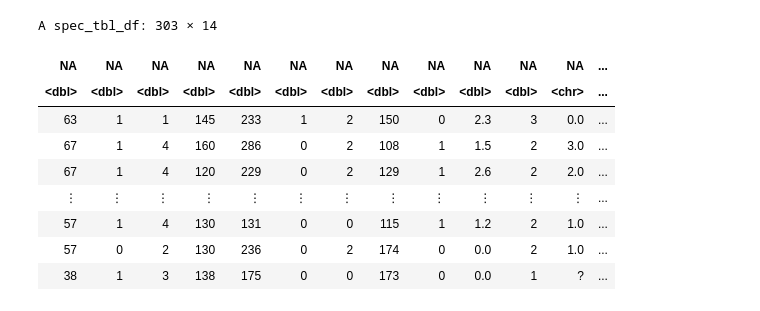
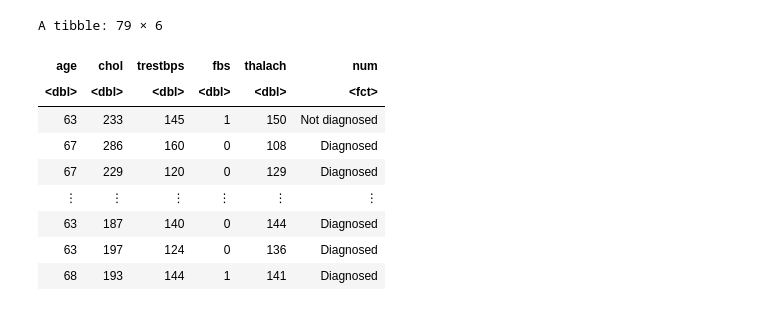
Before and after one commit to BeesKneezz/dsci_100_2023_group_7, a Jupyter notebook: group_proposal.ipynb, the cells around one changed output. Drawn from its saved outputs; the diff is of its cells as text; code cells hidden in the pictures.

```diff
--- a/group_proposal.ipynb
+++ b/group_proposal.ipynb
@@ -43,17 +59,24 @@ A spec_tbl_df: 303 × 14
 | 57 | 1 | 4 | 130 | 131 | 0 | 0 | 115 | 1 | 1.2 | 2 | 1.0 | ... |
 | 57 | 0 | 2 | 130 | 236 | 0 | 2 | 174 | 0 | 0.0 | 2 | 1.0 | ... |
 | 38 | 1 | 3 | 138 | 175 | 0 | 0 | 173 | 0 | 0.0 | 1 | ? | ... |
-# %%
-colnames(data) <- c()
-data
-# %% [output]
-A spec_tbl_df: 303 × 14
-| NA | NA | NA | NA | NA | NA | NA | NA | NA | NA | NA | NA | ... |
-| <dbl> | <dbl> | <dbl> | <dbl> | <dbl> | <dbl> | <dbl> | <dbl> | <dbl> | <dbl> | <dbl> | <chr> | ... |
-| 63 | 1 | 1 | 145 | 233 | 1 | 2 | 150 | 0 | 2.3 | 3 | 0.0 | ... |
-| 67 | 1 | 4 | 160 | 286 | 0 | 2 | 108 | 1 | 1.5 | 2 | 3.0 | ... |
-| 67 | 1 | 4 | 120 | 229 | 0 | 2 | 129 | 1 | 2.6 | 2 | 2.0 | ... |
-| ⋮ | ⋮ | ⋮ | ⋮ | ⋮ | ⋮ | ⋮ | ⋮ | ⋮ | ⋮ | ⋮ | ⋮ | ... |
-| 57 | 1 | 4 | 130 | 131 | 0 | 0 | 115 | 1 | 1.2 | 2 | 1.0 | ... |
-| 57 | 0 | 2 | 130 | 236 | 0 | 2 | 174 | 0 | 0.0 | 2 | 1.0 | ... |
-| 38 | 1 | 3 | 138 | 175 | 0 | 0 | 173 | 0 | 0.0 | 1 | ? | ... |
+# %%
+# filtering / wrangling data
+data_wrangled <- data |>
+    select(age, chol, trestbps, fbs, thalach, num) |>
+    filter(age > 60) |>
+    mutate(num = as_factor(num))
+levels(data_wrangled$num) <- c(levels(data_wrangled$num), 'Diagnosed', 'Not diagnosed')
+data_wrangled$num[data_wrangled$num != '0'] <- 'Diagnosed'
+data_wrangled$num[data_wrangled$num == '0'] <- 'Not diagnosed'
+data_wrangled
+# %% [output]
+A tibble: 79 × 6
+| age | chol | trestbps | fbs | thalach | num |
+| <dbl> | <dbl> | <dbl> | <dbl> | <dbl> | <fct> |
+| 63 | 233 | 145 | 1 | 150 | Not diagnosed |
+| 67 | 286 | 160 | 0 | 108 | Diagnosed |
+| 67 | 229 | 120 | 0 | 129 | Diagnosed |
+| ⋮ | ⋮ | ⋮ | ⋮ | ⋮ | ⋮ |
+| 63 | 187 | 140 | 0 | 144 | Diagnosed |
+| 63 | 197 | 124 | 0 | 136 | Diagnosed |
+| 68 | 193 | 144 | 1 | 141 | Diagnosed |
```
Also changed, not shown: parts of 6 cells of this notebook.
